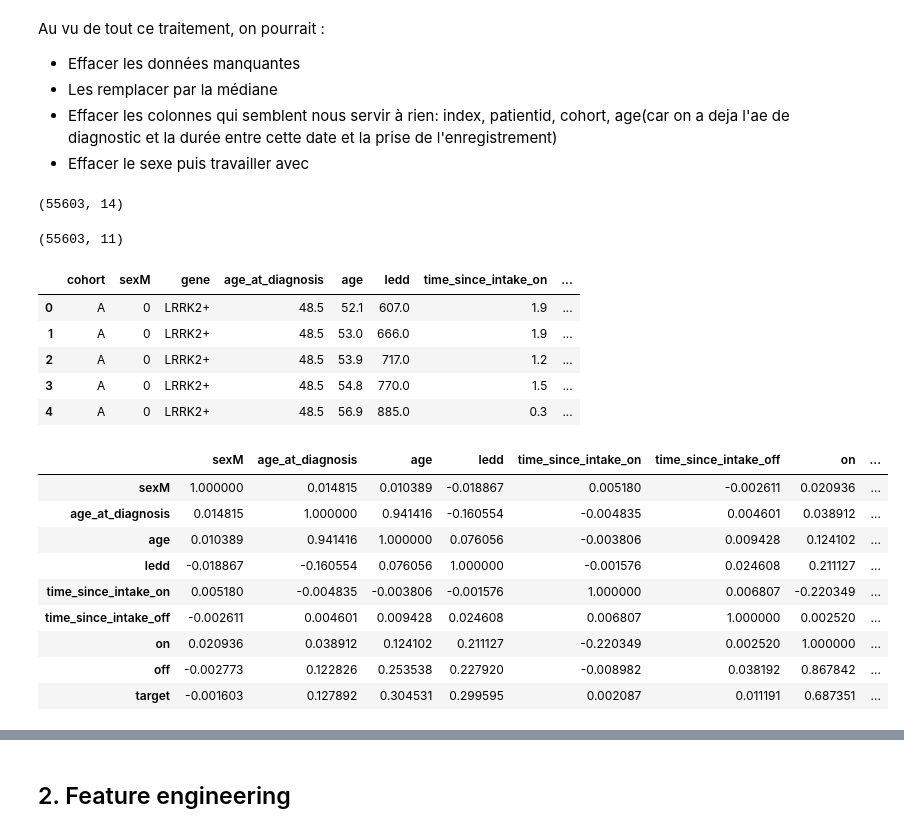
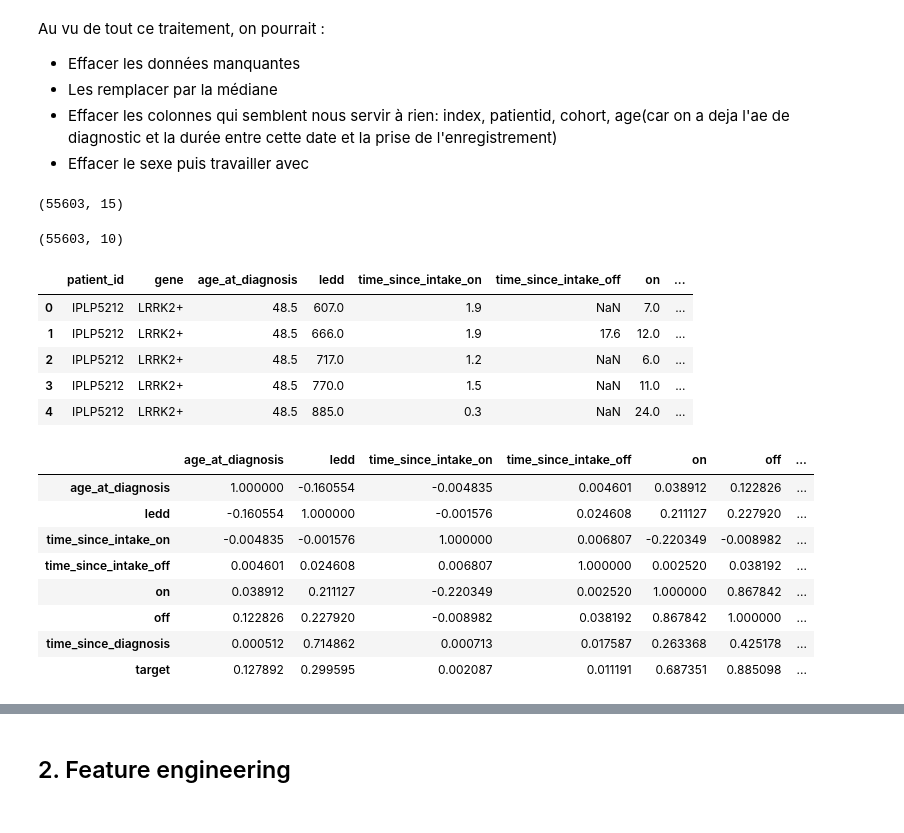
Before and after one commit to 237Fresnel/challengeIFIE2, a Jupyter notebook: Exercice1_Tutoriel_Iris.ipynb, the cells around one changed output, grey strips where cells are left out. Cells and saved outputs as stored; diff of their text form; code cells hidden in the pictures.

```diff
--- a/Exercice1_Tutoriel_Iris.ipynb
+++ b/Exercice1_Tutoriel_Iris.ipynb
@@ -199,3 +197,5 @@ X_test = X_test.drop(columns=["time_since_diagnosis","Index","patient_id"])
+# %%
+X_train["time_since_diagnosis"] = X_train["age"] - X_train["age_at_diagnosis"]
 # %%
 y_train.describe()
 # %% [output]
@@ -219,37 +219,37 @@ Au vu de tout ce traitement, on pourrait :
 df = pd.concat([X_train, y_train], axis=1)
 df.shape
 # %% [output]
-(55603, 14)
+(55603, 15)
 # %%
 #Suppression des colonnes inutiles
-df = df.drop(columns=["Index","patient_id"])
+X_test = X_test.drop(columns=["Index","age","sexM"])
+df = df.drop(columns=["Index","age","sexM"])
 df.shape
 # %% [output]
-(55603, 11)
+(55603, 10)
 # %%
 df.head()
 # %% [output]
-|  | cohort | sexM | gene | age_at_diagnosis | age | ledd | time_since_intake_on | ... |
-| 0 | A | 0 | LRRK2+ | 48.5 | 52.1 | 607.0 | 1.9 | ... |
-| 1 | A | 0 | LRRK2+ | 48.5 | 53.0 | 666.0 | 1.9 | ... |
-| 2 | A | 0 | LRRK2+ | 48.5 | 53.9 | 717.0 | 1.2 | ... |
-| 3 | A | 0 | LRRK2+ | 48.5 | 54.8 | 770.0 | 1.5 | ... |
-| 4 | A | 0 | LRRK2+ | 48.5 | 56.9 | 885.0 | 0.3 | ... |
+|  | patient_id | gene | age_at_diagnosis | ledd | time_since_intake_on | time_since_intake_off | on | ... |
+| 0 | IPLP5212 | LRRK2+ | 48.5 | 607.0 | 1.9 | NaN | 7.0 | ... |
+| 1 | IPLP5212 | LRRK2+ | 48.5 | 666.0 | 1.9 | 17.6 | 12.0 | ... |
+| 2 | IPLP5212 | LRRK2+ | 48.5 | 717.0 | 1.2 | NaN | 6.0 | ... |
+| 3 | IPLP5212 | LRRK2+ | 48.5 | 770.0 | 1.5 | NaN | 11.0 | ... |
+| 4 | IPLP5212 | LRRK2+ | 48.5 | 885.0 | 0.3 | NaN | 24.0 | ... |
 # %%
 #tableau de correlation des variables numeriques
-dfNum = df.drop(columns=["cohort","gene"])
+dfNum = df.drop(columns=["cohort","gene","patient_id"])
 dfNum.corr()
 # %% [output]
-|  | sexM | age_at_diagnosis | age | ledd | time_since_intake_on | time_since_intake_off | on | ... |
-| sexM | 1.000000 | 0.014815 | 0.010389 | -0.018867 | 0.005180 | -0.002611 | 0.020936 | ... |
-| age_at_diagnosis | 0.014815 | 1.000000 | 0.941416 | -0.160554 | -0.004835 | 0.004601 | 0.038912 | ... |
-| age | 0.010389 | 0.941416 | 1.000000 | 0.076056 | -0.003806 | 0.009428 | 0.124102 | ... |
-| ledd | -0.018867 | -0.160554 | 0.076056 | 1.000000 | -0.001576 | 0.024608 | 0.211127 | ... |
-| time_since_intake_on | 0.005180 | -0.004835 | -0.003806 | -0.001576 | 1.000000 | 0.006807 | -0.220349 | ... |
-| time_since_intake_off | -0.002611 | 0.004601 | 0.009428 | 0.024608 | 0.006807 | 1.000000 | 0.002520 | ... |
-| on | 0.020936 | 0.038912 | 0.124102 | 0.211127 | -0.220349 | 0.002520 | 1.000000 | ... |
-| off | -0.002773 | 0.122826 | 0.253538 | 0.227920 | -0.008982 | 0.038192 | 0.867842 | ... |
-| target | -0.001603 | 0.127892 | 0.304531 | 0.299595 | 0.002087 | 0.011191 | 0.687351 | ... |
+|  | age_at_diagnosis | ledd | time_since_intake_on | time_since_intake_off | on | off | ... |
+| age_at_diagnosis | 1.000000 | -0.160554 | -0.004835 | 0.004601 | 0.038912 | 0.122826 | ... |
+| ledd | -0.160554 | 1.000000 | -0.001576 | 0.024608 | 0.211127 | 0.227920 | ... |
+| time_since_intake_on | -0.004835 | -0.001576 | 1.000000 | 0.006807 | -0.220349 | -0.008982 | ... |
+| time_since_intake_off | 0.004601 | 0.024608 | 0.006807 | 1.000000 | 0.002520 | 0.038192 | ... |
+| on | 0.038912 | 0.211127 | -0.220349 | 0.002520 | 1.000000 | 0.867842 | ... |
+| off | 0.122826 | 0.227920 | -0.008982 | 0.038192 | 0.867842 | 1.000000 | ... |
+| time_since_diagnosis | 0.000512 | 0.714862 | 0.000713 | 0.017587 | 0.263368 | 0.425178 | ... |
+| target | 0.127892 | 0.299595 | 0.002087 | 0.011191 | 0.687351 | 0.885098 | ... |
 # %%
 #Graphique visuelle du tableau de correlation
 plt.figure(figsize=(8, 6))
```
Also changed, not shown: parts of 16 cells of this notebook.
